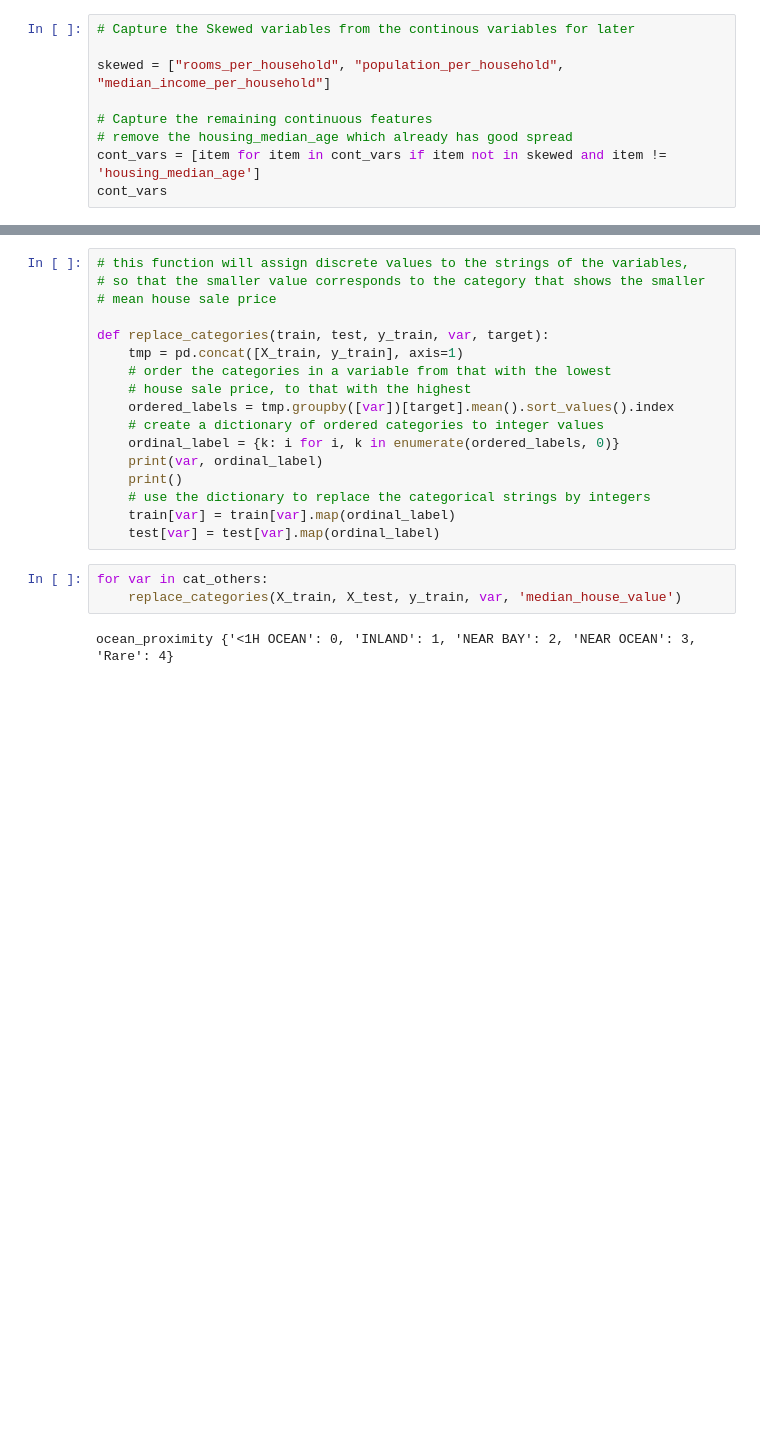
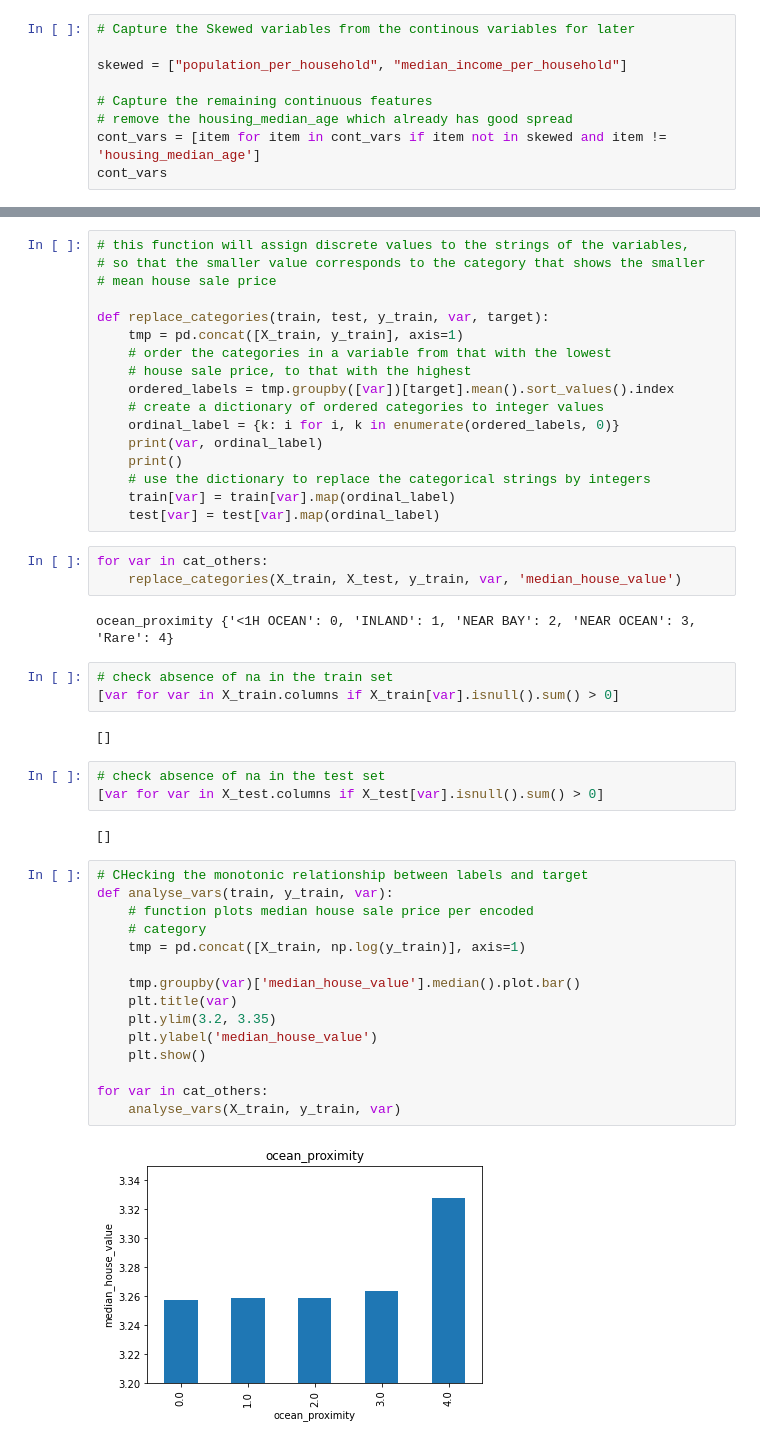
Before and after one commit to ovokpus/House-Price-Model-Pipeline, a Jupyter notebook: 01_research-and-development/feature-engineering.ipynb, the cells around one changed output, grey strips where cells are left out. Cells and saved outputs as stored; diff of their text form; blank space fills up the shorter version.

```diff
--- a/01_research-and-development/feature-engineering.ipynb
+++ b/01_research-and-development/feature-engineering.ipynb
@@ -242,7 +242,7 @@ cont_vars = [var for var in num_vars if var not in discrete_vars+["longitude", "
 # %%
 # Capture the Skewed variables from the continous variables for later
 
-skewed = ["rooms_per_household", "population_per_household", "median_income_per_household"]
+skewed = ["population_per_household", "median_income_per_household"]
 
 # Capture the remaining continuous features
 # remove the housing_median_age which already has good spread
@@ -379,3 +378,30 @@ for var in cat_others:
     replace_categories(X_train, X_test, y_train, var, 'median_house_value')
 # %% [output]
 ocean_proximity {'<1H OCEAN': 0, 'INLAND': 1, 'NEAR BAY': 2, 'NEAR OCEAN': 3, 'Rare': 4}
+# %%
+# check absence of na in the train set
+[var for var in X_train.columns if X_train[var].isnull().sum() > 0]
+# %% [output]
+[]
+# %%
+# check absence of na in the test set
+[var for var in X_test.columns if X_test[var].isnull().sum() > 0]
+# %% [output]
+[]
+# %%
+# CHecking the monotonic relationship between labels and target
+def analyse_vars(train, y_train, var):
+    # function plots median house sale price per encoded
+    # category
+    tmp = pd.concat([X_train, np.log(y_train)], axis=1)
+
+    tmp.groupby(var)['median_house_value'].median().plot.bar()
+    plt.title(var)
+    plt.ylim(3.2, 3.35)
+    plt.ylabel('median_house_value')
+    plt.show()
+
+for var in cat_others:
+    analyse_vars(X_train, y_train, var)
+# %% [output]
+[figure, added]
```
Also changed, not shown: parts of 9 cells of this notebook, 2 other files.
